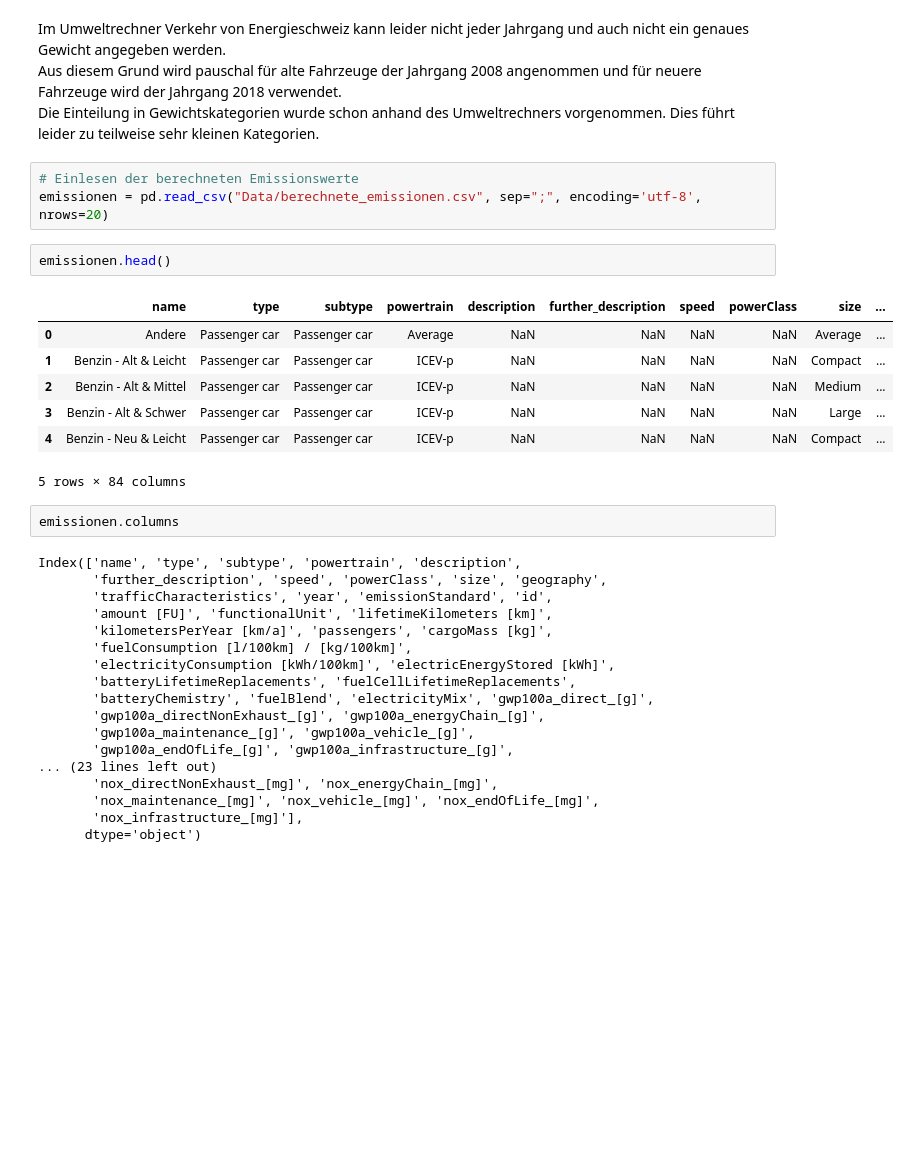
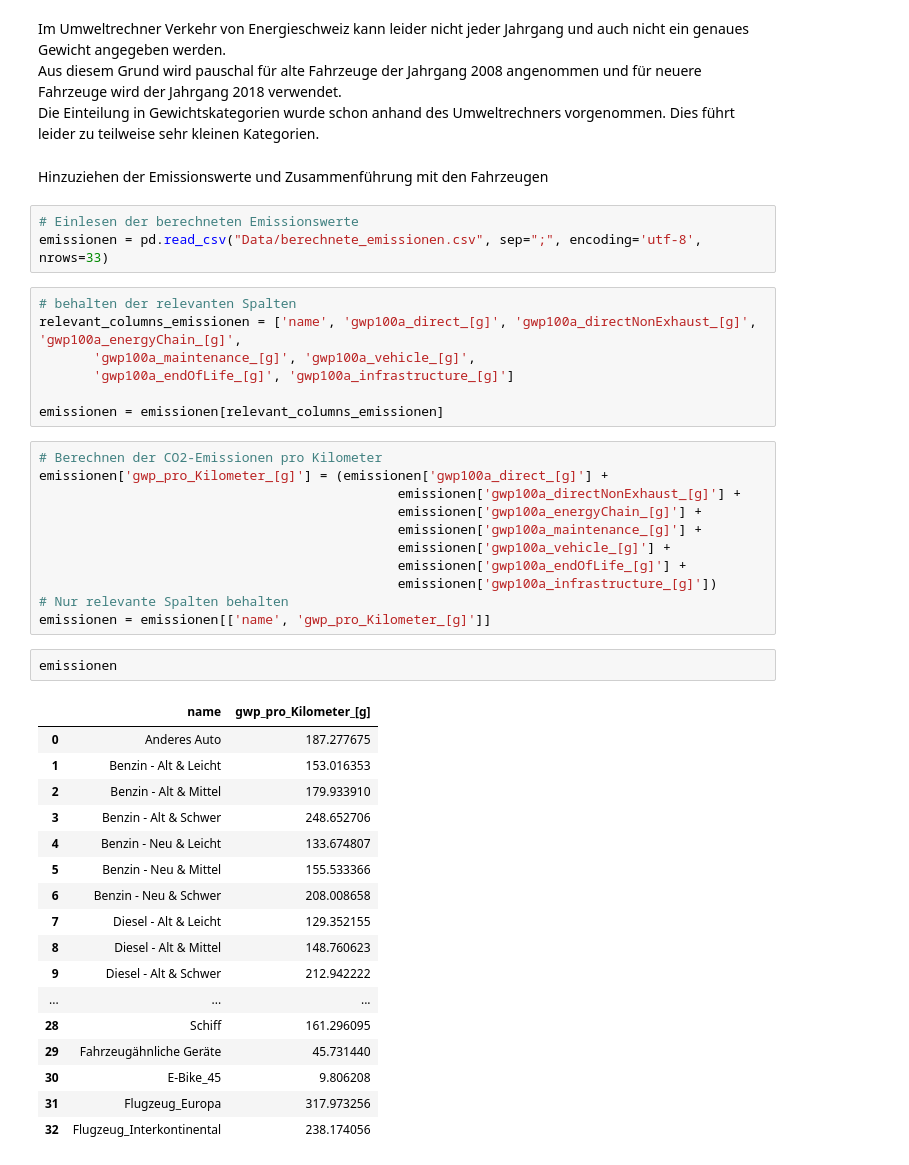
Before and after one commit to larissa-marti/ANM_Gruppe_Y, a Jupyter notebook: fahrzeuge.ipynb, the cells around one changed output. Drawn from its saved outputs; the diff is of its cells as text; blank space fills up the shorter version.

Commit message:
Zuweisung der Emissionswerte fertiggestellt, erste Visualisierungen

```diff
--- a/fahrzeuge.ipynb
+++ b/fahrzeuge.ipynb
@@ -268,36 +266,46 @@ print(durchschnittswerte)
 Im Umweltrechner Verkehr von Energieschweiz kann leider nicht jeder Jahrgang und auch nicht ein genaues Gewicht angegeben werden. <br>
 Aus diesem Grund wird pauschal für alte Fahrzeuge der Jahrgang 2008 angenommen und für neuere Fahrzeuge wird der Jahrgang 2018 verwendet.<br>
 Die Einteilung in Gewichtskategorien wurde schon anhand des Umweltrechners vorgenommen. Dies führt leider zu teilweise sehr kleinen Kategorien.
+# %% [markdown]
+Hinzuziehen der Emissionswerte und Zusammenführung mit den Fahrzeugen
 # %%
 # Einlesen der berechneten Emissionswerte
-emissionen = pd.read_csv("Data/berechnete_emissionen.csv", sep=";", encoding='utf-8', nrows=20)
+emissionen = pd.read_csv("Data/berechnete_emissionen.csv", sep=";", encoding='utf-8', nrows=33)
+# %%
+# behalten der relevanten Spalten
+relevant_columns_emissionen = ['name', 'gwp100a_direct_[g]', 'gwp100a_directNonExhaust_[g]', 'gwp100a_energyChain_[g]',
+       'gwp100a_maintenance_[g]', 'gwp100a_vehicle_[g]',
+       'gwp100a_endOfLife_[g]', 'gwp100a_infrastructure_[g]']
+
+emissionen = emissionen[relevant_columns_emissionen]
+# %%
+# Berechnen der CO2-Emissionen pro Kilometer
+emissionen['gwp_pro_Kilometer_[g]'] = (emissionen['gwp100a_direct_[g]'] +
+                                              emissionen['gwp100a_directNonExhaust_[g]'] +
+                                              emissionen['gwp100a_energyChain_[g]'] +
+                                              emissionen['gwp100a_maintenance_[g]'] +
+                                              emissionen['gwp100a_vehicle_[g]'] +
+                                              emissionen['gwp100a_endOfLife_[g]'] +
+                                              emissionen['gwp100a_infrastructure_[g]'])
+# Nur relevante Spalten behalten
+emissionen = emissionen[['name', 'gwp_pro_Kilometer_[g]']]
 # %%
-emissionen.head()
+emissionen
 # %% [output]
-|  | name | type | subtype | powertrain | description | further_description | speed | powerClass | size | ... |
-| 0 | Andere | Passenger car | Passenger car | Average | NaN | NaN | NaN | NaN | Average | ... |
-| 1 | Benzin - Alt & Leicht | Passenger car | Passenger car | ICEV-p | NaN | NaN | NaN | NaN | Compact | ... |
-| 2 | Benzin - Alt & Mittel | Passenger car | Passenger car | ICEV-p | NaN | NaN | NaN | NaN | Medium | ... |
-| 3 | Benzin - Alt & Schwer | Passenger car | Passenger car | ICEV-p | NaN | NaN | NaN | NaN | Large | ... |
-| 4 | Benzin - Neu & Leicht | Passenger car | Passenger car | ICEV-p | NaN | NaN | NaN | NaN | Compact | ... |
+|  | name | gwp_pro_Kilometer_[g] |
+| 0 | Anderes Auto | 187.277675 |
+| 1 | Benzin - Alt & Leicht | 153.016353 |
+| 2 | Benzin - Alt & Mittel | 179.933910 |
+| 3 | Benzin - Alt & Schwer | 248.652706 |
+| 4 | Benzin - Neu & Leicht | 133.674807 |
+| 5 | Benzin - Neu & Mittel | 155.533366 |
+| 6 | Benzin - Neu & Schwer | 208.008658 |
+| 7 | Diesel - Alt & Leicht | 129.352155 |
+| 8 | Diesel - Alt & Mittel | 148.760623 |
+| 9 | Diesel - Alt & Schwer | 212.942222 |
+| ... | ... | ... |
+| 28 | Schiff | 161.296095 |
+| 29 | Fahrzeugähnliche Geräte | 45.731440 |
+| 30 | E-Bike_45 | 9.806208 |
+| 31 | Flugzeug_Europa | 317.973256 |
+| 32 | Flugzeug_Interkontinental | 238.174056 |
-5 rows × 84 columns
-# %%
-emissionen.columns
-# %% [output]
-Index(['name', 'type', 'subtype', 'powertrain', 'description',
-       'further_description', 'speed', 'powerClass', 'size', 'geography',
-       'trafficCharacteristics', 'year', 'emissionStandard', 'id',
-       'amount [FU]', 'functionalUnit', 'lifetimeKilometers [km]',
-       'kilometersPerYear [km/a]', 'passengers', 'cargoMass [kg]',
-       'fuelConsumption [l/100km] / [kg/100km]',
-       'electricityConsumption [kWh/100km]', 'electricEnergyStored [kWh]',
-       'batteryLifetimeReplacements', 'fuelCellLifetimeReplacements',
-       'batteryChemistry', 'fuelBlend', 'electricityMix', 'gwp100a_direct_[g]',
-       'gwp100a_directNonExhaust_[g]', 'gwp100a_energyChain_[g]',
-       'gwp100a_maintenance_[g]', 'gwp100a_vehicle_[g]',
-       'gwp100a_endOfLife_[g]', 'gwp100a_infrastructure_[g]',
-... (23 lines left out)
-       'nox_directNonExhaust_[mg]', 'nox_energyChain_[mg]',
-       'nox_maintenance_[mg]', 'nox_vehicle_[mg]', 'nox_endOfLife_[mg]',
-       'nox_infrastructure_[mg]'],
-      dtype='object')
```
Also changed, not shown: parts of 28 cells of this notebook.
